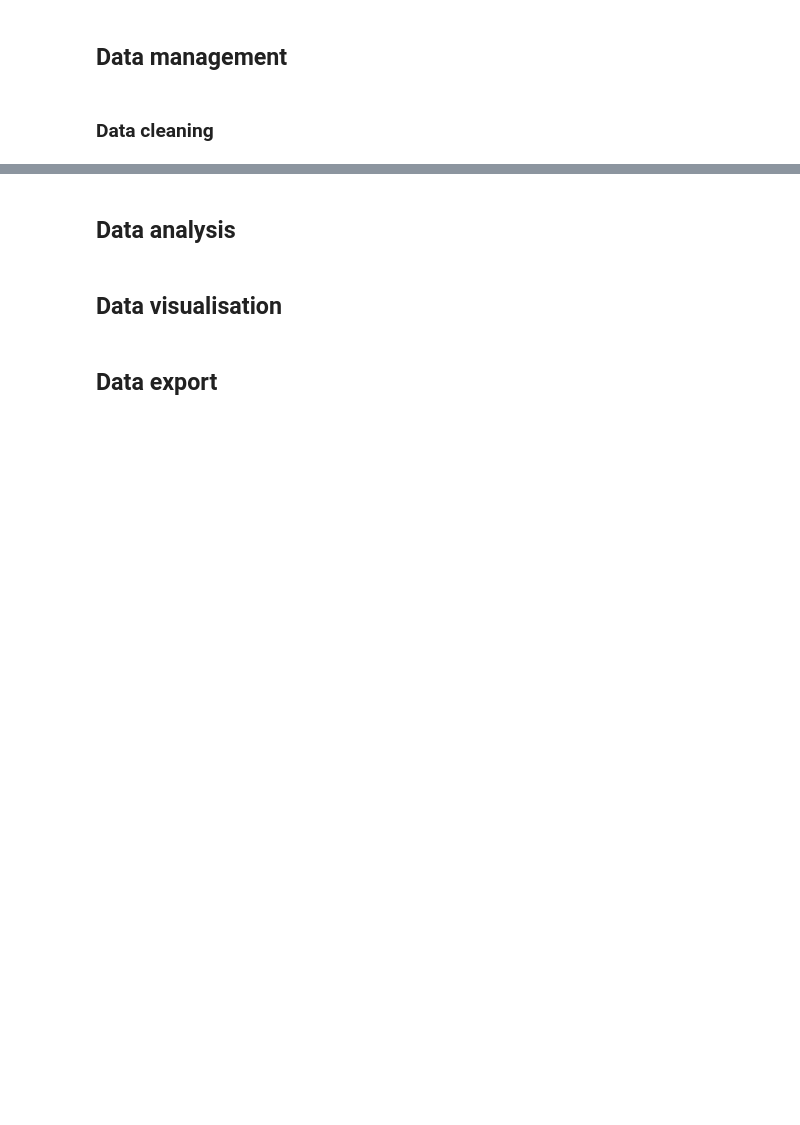
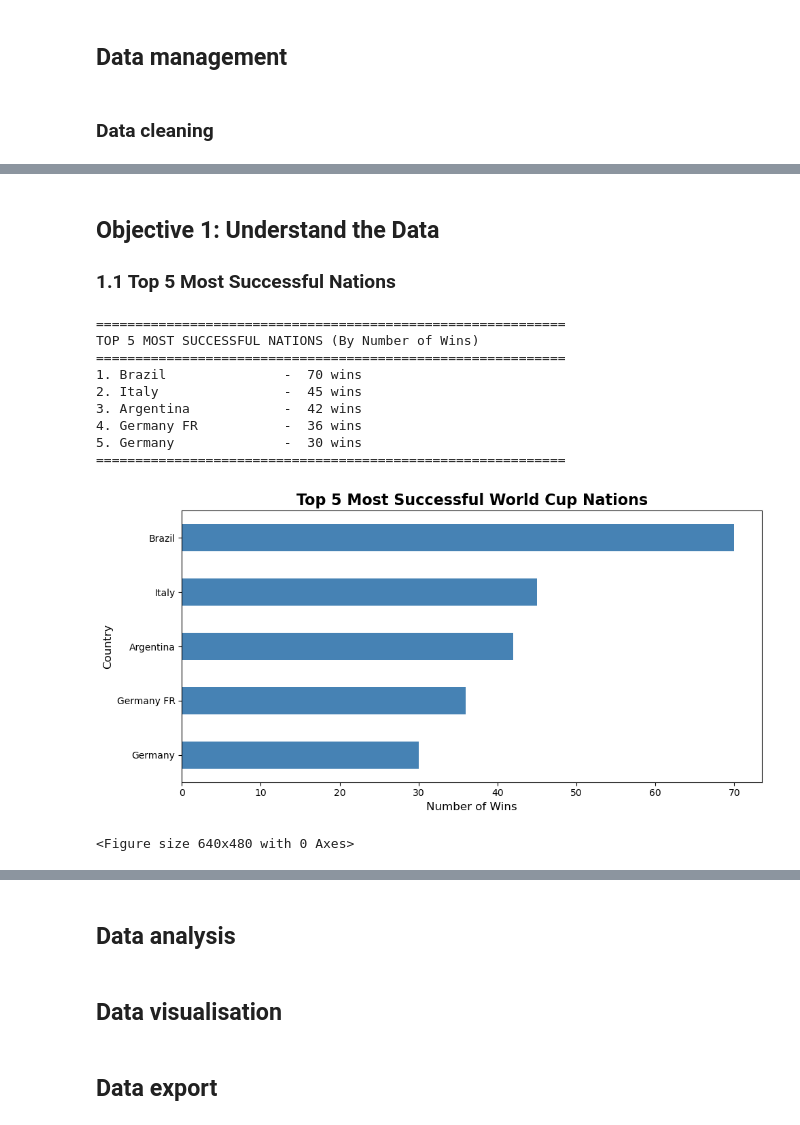
Before and after one commit to 99DJ89/MN5813--Individual--project--FIFA-WORLDCUPS, a Jupyter notebook: MN5813 Individual project .ipynb, the cells around one changed output, grey strips where cells are left out. Drawn from its saved outputs; the diff is of its cells as text; code cells hidden in the pictures; blank space fills up the shorter version.

```diff
--- a/MN5813 Individual project .ipynb
+++ b/MN5813 Individual project .ipynb
@@ -270,5 +384,5 @@ if duplicates.sum() > 0:
 # %%
 # TODO: Remove any duplicate entries
-df_no_duplicates = df.drop_duplicates()
-display (df_no_duplicates.head())
+WorldCupMatches = WorldCupMatches.drop_duplicates()
+print(f"After removing duplicates: {len(WorldCupMatches)} rows")
 # %% [output]
@@ -344,0 +411,16 @@ display (df[['BMI', 'Games_Year', 'Has_Medal', 'Age_Group', 'Sport_Norm', 'Athle
+# %%
+# Fill NaN values with 0 for goals and attendance
+WorldCupMatches.fillna({
+    'Home Team Goals': 0,
+    'Away Team Goals': 0,
+    'Attendance': 0,
+    'Half-time Home Goals': 0,
+    'Half-time Away Goals': 0
+}, inplace=True)
+# %%
+# Create a total goals column
+WorldCupMatches['Total Goals'] = WorldCupMatches['Home Team Goals'] + WorldCupMatches['Away Team Goals']
+
+print("\nData cleaning completed!")
+print("\nCleaned data sample:")
+WorldCupMatches.head()
@@ -344,0 +449,53 @@ display (df[['BMI', 'Games_Year', 'Has_Medal', 'Age_Group', 'Sport_Norm', 'Athle
+# %% [markdown]
+## Objective 1: Understand the Data
+### 1.1 Top 5 Most Successful Nations
+# %%
+# Top 5 Most Successful Nations
+# Determine the winner of each match
+def determine_winner(row):
+    if row['Home Team Goals'] > row['Away Team Goals']:
+        return row['Home Team Name']
+    elif row['Away Team Goals'] > row['Home Team Goals']:
+        return row['Away Team Name']
+    else:
+        return 'Draw'
+
+WorldCupMatches['Winner'] = WorldCupMatches.apply(determine_winner, axis=1)
+
+# Count wins (excluding draws)
+wins = WorldCupMatches[WorldCupMatches['Winner'] != 'Draw']['Winner'].value_counts()
+top_5_nations = wins.head(5)
+
+print("=" * 60)
+print("TOP 5 MOST SUCCESSFUL NATIONS (By Number of Wins)")
+print("=" * 60)
+for i, (nation, wins_count) in enumerate(top_5_nations.items(), 1):
+    print(f"{i}. {nation:20s} - {wins_count:3d} wins")
+print("=" * 60)
+
+# Visualize
+plt.figure(figsize=(10, 5))
+top_5_nations.plot(kind='barh', color='steelblue')
+plt.title('Top 5 Most Successful World Cup Nations', fontsize=16, fontweight='bold')
+plt.xlabel('Number of Wins', fontsize=12)
+plt.ylabel('Country', fontsize=12)
+plt.gca().invert_yaxis()
+plt.tight_layout()
+plt.show()
+
+
+# Save the chart as PNG file
+plt.savefig("Top 5 Most Successful World Cup Nations.png", dpi=300, bbox_inches="tight")
+plt.show()
+# %% [output]
+============================================================
+TOP 5 MOST SUCCESSFUL NATIONS (By Number of Wins)
+============================================================
+1. Brazil               -  70 wins
+2. Italy                -  45 wins
+3. Argentina            -  42 wins
+4. Germany FR           -  36 wins
+5. Germany              -  30 wins
+============================================================
+[figure, added]
+<Figure size 640x480 with 0 Axes>
```
Also changed, not shown: parts of 46 cells of this notebook, 6 other files.
